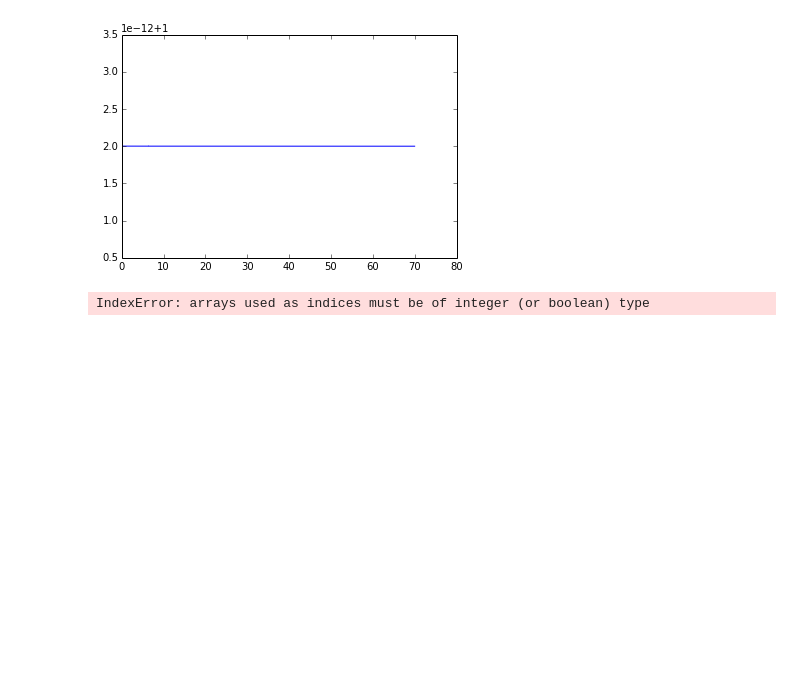
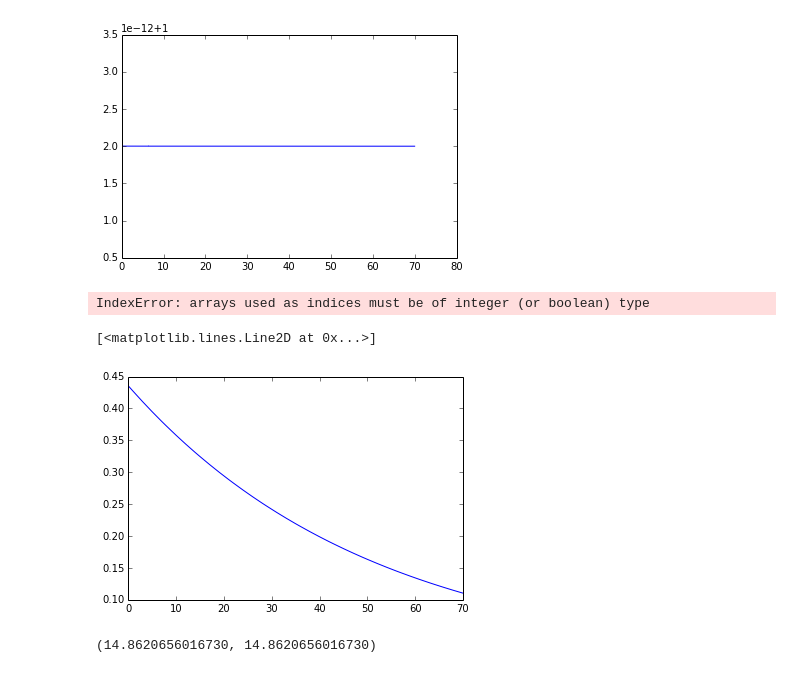
Before and after one commit to rahulporuri/project_work, a Jupyter notebook: inflation.ipynb, the cells around one changed output. Drawn from its saved outputs; the diff is of its cells as text; code cells hidden in the pictures; blank space fills up the shorter version.

```diff
--- a/inflation.ipynb
+++ b/inflation.ipynb
@@ -112,3 +112,20 @@ for i in range(200):
     Nics = opt.newton_krylov(lambda N : (1./(10**(11./2))) -100*ai*numpy.exp(N)*H(N),Nics)
 # %% [output]
 IndexError: arrays used as indices must be of integer (or boolean) type
+# %%
+#H = [((V(phi_array[i]))/(3 -Dphi_array[i]**2/2))**(1./2) for i in range(len(phi_array))]
+phi = lambda N : phi_array[int((N-Ni)/step)]
+Dphi = lambda N : Dphi_array[int((N-Ni)/step)]
+H = lambda N : ((V(phi(N))/(3 -Dphi(N))**2/2))**(1./2)
+# %%
+#plt.plot(numpy.linspace(0,70,npts+1), numpy.asarray(H)/Hi)
+#plt.plot(N_array, numpy.asarray(H)/Hi)
+plt.plot(numpy.arange(Ni,Nf+1), [H(i)/H0 for i in range(int(Nf)+1)])
+# %% [output]
+[<matplotlib.lines.Line2D at 0x...>]
+[figure, added]
+# %%
+#range(int(Nf)+1)
+phi(70), phi_array[-1]
+# %% [output]
+(14.8620656016730, 14.8620656016730)
```
Also changed, not shown: parts of 8 cells of this notebook, 1 other file.
